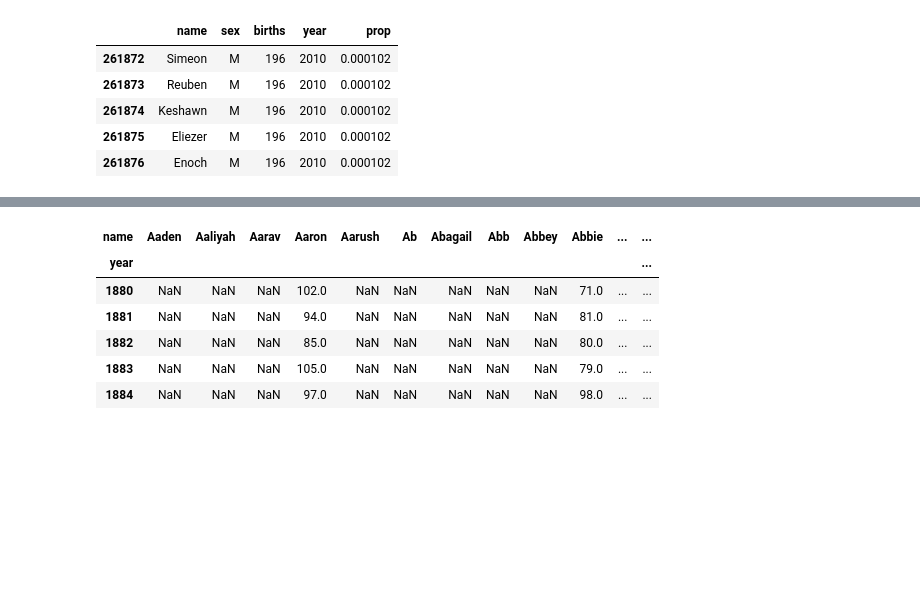
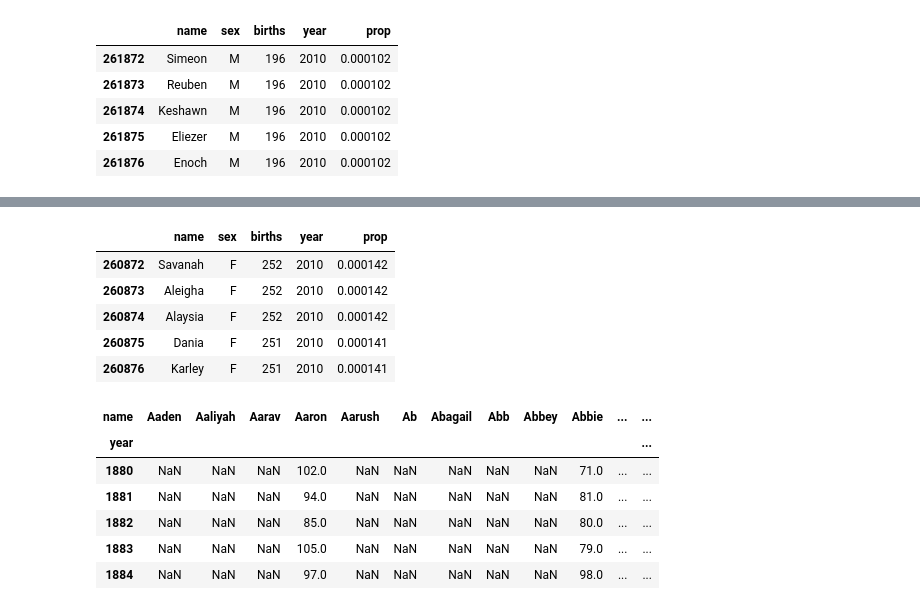
Before and after one commit to KentFujii/py_analysis, a Jupyter notebook: example/names.ipynb, the cells around one changed output, grey strips where cells are left out. Cells and saved outputs as stored; diff of their text form; code cells hidden in the pictures; blank space fills up the shorter version.

```diff
--- a/example/names.ipynb
+++ b/example/names.ipynb
@@ -93 +103,11 @@ top1000.tail()
+# %%
+girls = top1000[top1000.sex == 'F']
+girls.tail()
+# %% [output]
+|  | name | sex | births | year | prop |
+| 260872 | Savanah | F | 252 | 2010 | 0.000142 |
+| 260873 | Aleigha | F | 252 | 2010 | 0.000142 |
+| 260874 | Alaysia | F | 252 | 2010 | 0.000142 |
+| 260875 | Dania | F | 251 | 2010 | 0.000141 |
+| 260876 | Karley | F | 251 | 2010 | 0.000141 |
 # %%
```
Also changed, not shown: parts of 4 cells of this notebook, 2 other files.
